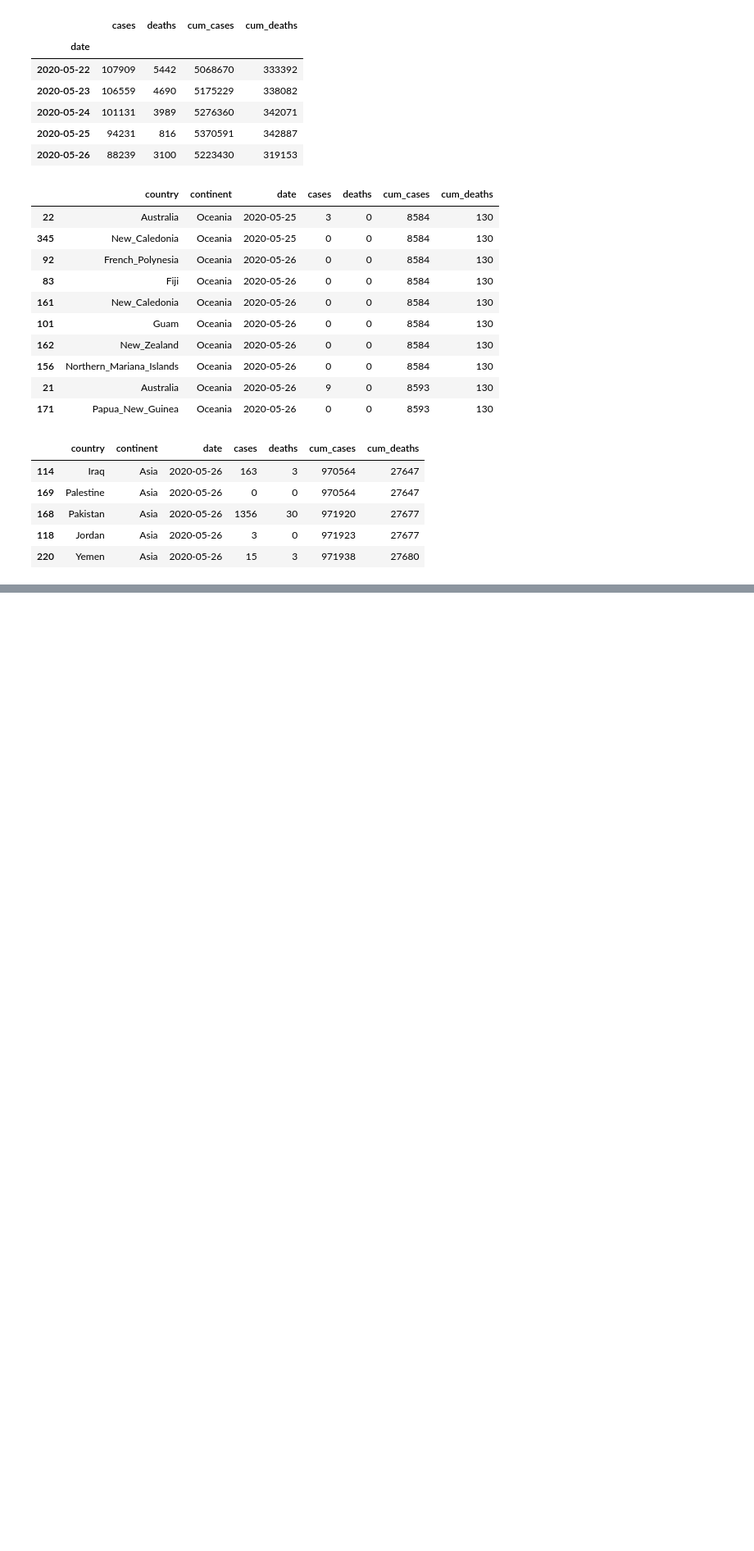
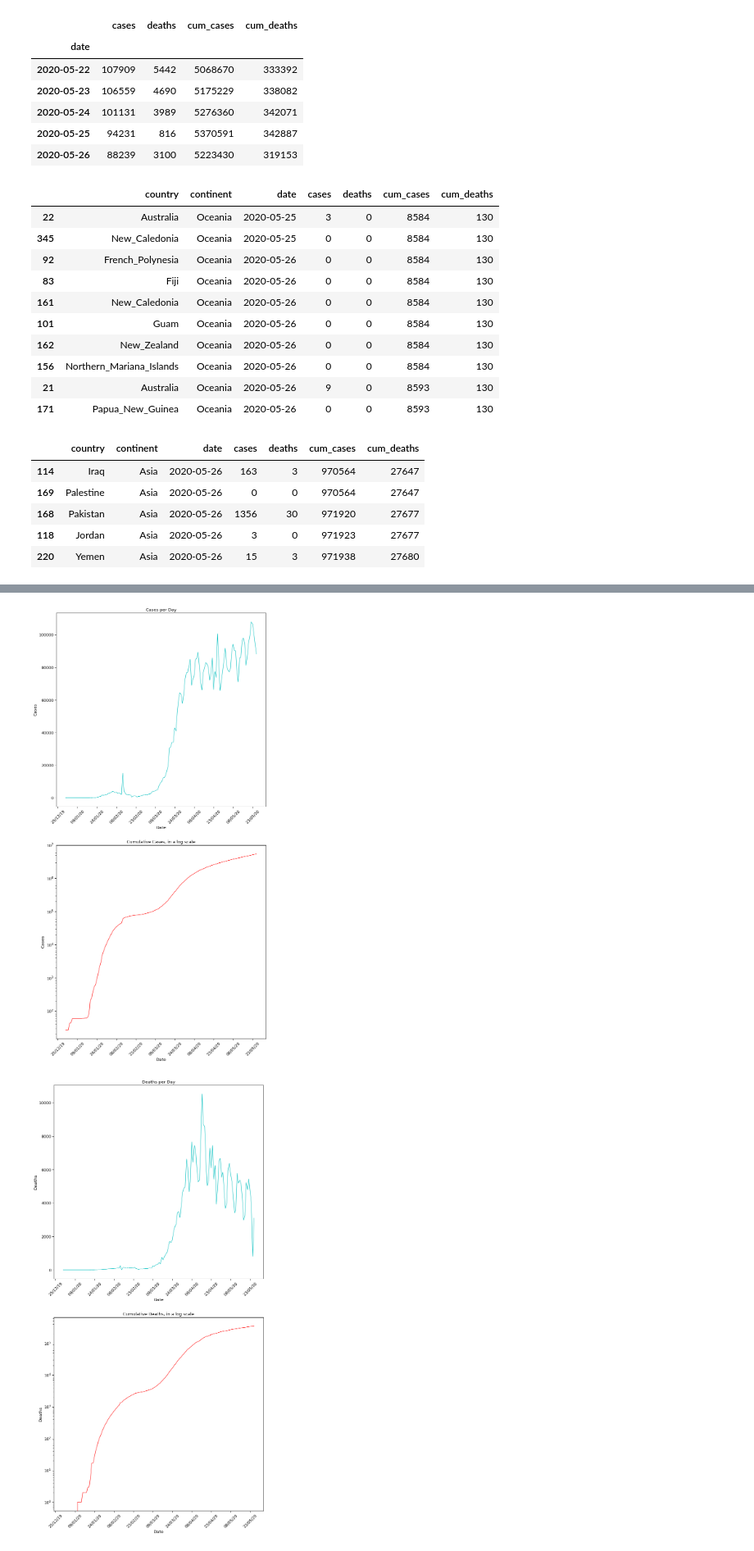
Before and after one commit to cardox6/cc19, a Jupyter notebook: notebook/cc19..ipynb, the cells around one changed output, grey strips where cells are left out. Shown at 82% size. Saved outputs shown, nothing was run; the diff lists cells and outputs as text; code cells hidden in the pictures; blank space fills up the shorter version.

```diff
--- a/notebook/cc19..ipynb
+++ b/notebook/cc19..ipynb
@@ -223,0 +196,26 @@ df_oceania = df_cum_continent[df_cum_continent["continent"] == "Oceania"].groupb
+# %%
+#Function to plot vertical charts - Mobile friendly
+def charts_mob(col_name, df, type_name):
+    plt.rcParams.update({'font.size': 22})
+    plt.figure(figsize=(12,25))
+
+    ax = plt.subplot(2, 1, 1)
+    plt.xticks(rotation=45) #have to set rotate here before labels created
+    locator = mdates.DayLocator(interval=15)
+    ax.xaxis.set_major_locator(locator)
+    ax.xaxis.set_major_formatter(mdates.DateFormatter('%d/%m/%y'))
+    plt.plot(df.index, df[col_name], 'c-')
+    plt.title(f'{type_name}s per Day')
+    plt.ylabel(f'{type_name}s')
+    plt.xlabel('Date')
+
+    ax = plt.subplot(2, 1, 2)
+    plt.xticks(rotation=45) #have to set rotate here before labels created
+    locator = mdates.DayLocator(interval=15)
+    ax.xaxis.set_major_locator(locator)
+    ax.xaxis.set_major_formatter(mdates.DateFormatter('%d/%m/%y'))
+    plt.plot(df.index, df[col_name].cumsum(), 'r-')
+    ax.set_yscale('log')
+    plt.xlabel('Date')
+    plt.ylabel(f'{type_name}s')
+    plt.title(f'Cumulative {type_name}s, in a log scale')
@@ -223,0 +231,9 @@ df_oceania = df_cum_continent[df_cum_continent["continent"] == "Oceania"].groupb
+# %%
+#Mobile - Total Cases and Deaths
+charts_mob("cases", df_total_cumulative, "Case")
+plt.savefig('mob_tot_cumulative_cases.png', dpi=300)
+charts_mob("deaths", df_total_cumulative, "Death")
+plt.savefig('mob_tot_cumulative_deaths.png', dpi=300)
+# %% [output]
+[figure, added]
+[figure, added]
```
Also changed, not shown: parts of 18 cells of this notebook, 28 other files.
